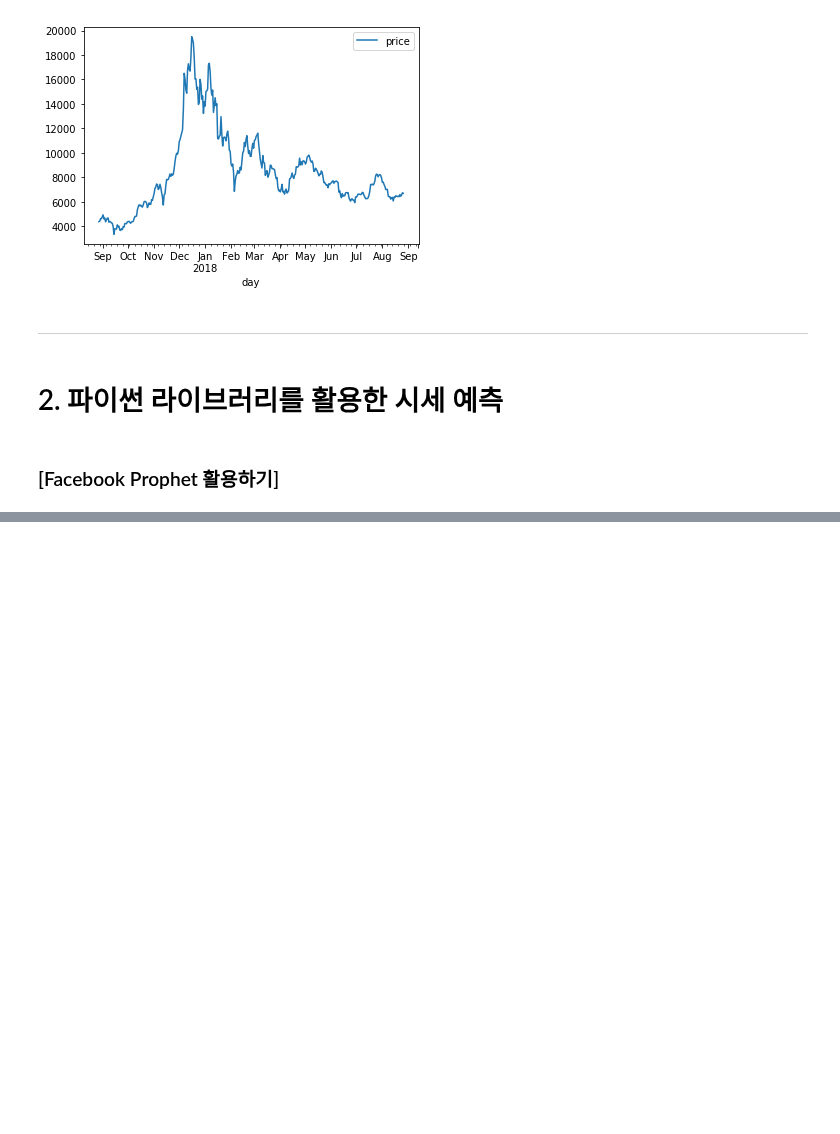
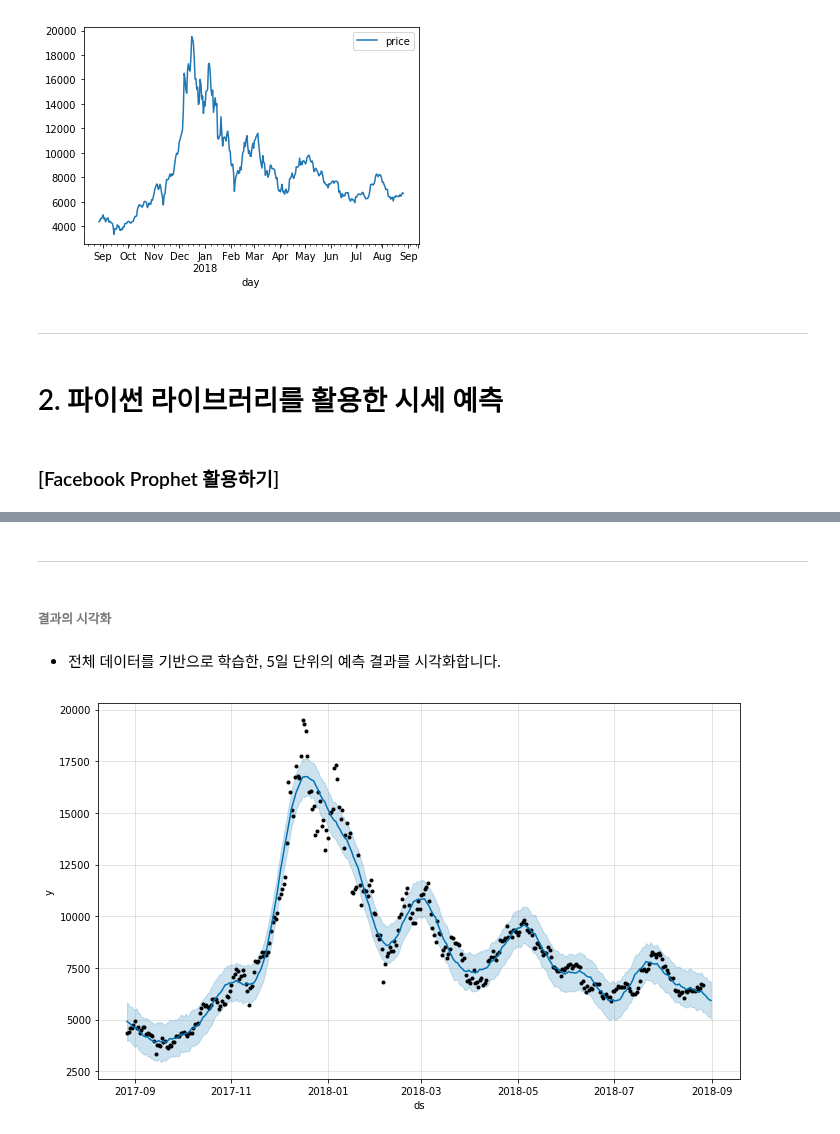
Before and after one commit to yoonkt200/python-data-analysis, a Jupyter notebook: chapter2/02-coin-prediction.ipynb, the cells around one changed output, grey strips where cells are left out. Drawn from its saved outputs; the diff is of its cells as text; code cells hidden in the pictures; blank space fills up the shorter version.

Commit message:
time series prophet upload

```diff
--- a/chapter2/02-coin-prediction.ipynb
+++ b/chapter2/02-coin-prediction.ipynb
@@ -109,0 +124,6 @@ plt.show()
+# %%
+bitcoin_df = pd.read_csv(url, names = ['ds', 'y']) # prophet의 input data columns : 'ds', 'y'
+prophet = Prophet(seasonality_mode='multiplicative',
+                  yearly_seasonality=True,
+                  weekly_seasonality=True, daily_seasonality=True)
+prophet.fit(bitcoin_df)
@@ -109,0 +136,3 @@ plt.show()
+# %%
+future_data = prophet.make_future_dataframe(periods=5, freq = 'd') # 5일을 내다보며 예측합니다.
+forecast_data = prophet.predict(future_data)
@@ -109,0 +158,10 @@ plt.show()
+# %% [markdown]
+-----
+# %% [markdown]
+###### 결과의 시각화
+# %% [markdown]
+- 전체 데이터를 기반으로 학습한, 5일 단위의 예측 결과를 시각화합니다.
+# %%
+fig = prophet.plot(forecast_data)
+# %% [output]
+[figure, added]
```
Also changed, not shown: parts of 14 cells of this notebook.
